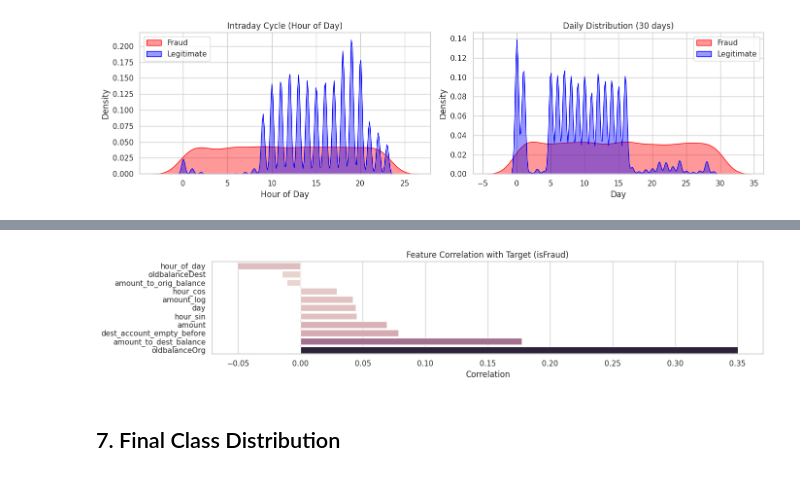
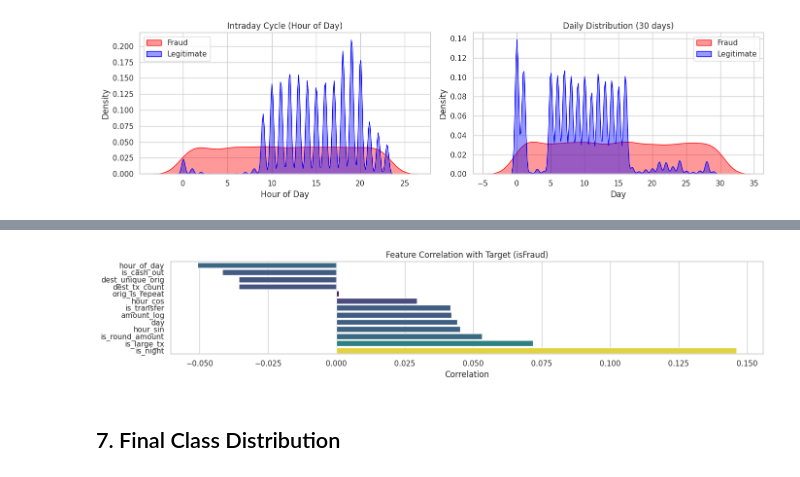
Before and after one commit to renteria-luis/fraud-detection-v1, a Jupyter notebook: notebooks/01_eda_paysim.ipynb, the cells around one changed output, grey strips where cells are left out. Drawn from its saved outputs; the diff is of its cells as text; code cells hidden in the pictures.

```diff
--- a/notebooks/01_eda_paysim.ipynb
+++ b/notebooks/01_eda_paysim.ipynb
@@ -126,11 +118,3 @@ isFlaggedFraud: 2 unique values -> [0 1]
 * `newbalanceDest`: balance of the destination account after the transaction (data leakage -> dropped).
 * `isFraud`: 0 (legitimate) / 1 (fraud).
 * `isFlaggedFraud`: 0/1, automatically flagged by business rules (rare, mostly 0 -> dropped).
-# %%
-duplicates = df.duplicated().sum()
-
-if duplicates > 0:
-    print(f'There are {duplicates} duplicated rows in the dataset.')
-    df = df.drop_duplicates()
-else:
-    print('There are no duplicates in the dataset.')
@@ -326,0 +339,5 @@ plt.close()
+# %%
+df['is_merchant_dest'] = df['nameDest'].str.startswith('M')
+
+merchant_fraud = df.groupby('is_merchant_dest')['isFraud'].mean() * 100
+print(merchant_fraud)
@@ -326,0 +354,18 @@ plt.close()
+# %%
+fig, axes = plt.subplots(1, 2, figsize=(14, 4))
+
+# Log-scale distribution by fraud label
+for label, grp in df.groupby('isFraud'):
+    axes[0].hist(np.log1p(grp['amount']), bins=60, alpha=0.5,
+                 label='Fraud' if label else 'Legit', density=True)
+axes[0].set_title('log(1+amount) by Class')
+axes[0].legend()
+
+# Round amount rate by fraud
+df['is_round_amount'] = ((df['amount'] % 1000) == 0).astype(int)
+round_rate = df.groupby('isFraud')['is_round_amount'].mean() * 100
+axes[1].bar(['Legit', 'Fraud'], round_rate.values)
+axes[1].set_title('% Round Amounts (mod 1000 == 0) by Class')
+axes[1].set_ylabel('%')
+plt.tight_layout()
+plt.show()
@@ -348,28 +405,31 @@ X_fe.head()
 # %%
-X_num = X_fe.select_dtypes(include=[np.number])
+X_num = X_fe.select_dtypes(include=[np.number]).drop(columns=['is_merchant_dest'], errors='ignore')
+
 corr = X_num.corrwith(y)
 
-corr_df = (corr.rename("correlation").reset_index().rename(columns={"index": "feature"}))
+corr_df = corr.rename("correlation").reset_index().rename(columns={"index": "feature"})
 
-# style & sorting
 corr_df["abs_corr"] = corr_df["correlation"].abs()
 corr_df = corr_df.sort_values("correlation")
 
+# Plot
 plt.figure(figsize=(14, 3))
 sns.barplot(
     data=corr_df,
     x="correlation",
     y="feature",
     hue="abs_corr",
+    dodge=False,
+    palette="viridis",
     legend=False
 )
 plt.title("Feature Correlation with Target (isFraud)")
 plt.xlabel("Correlation")
 plt.ylabel("")
 plt.tight_layout()
 plt.show()
 # %% [output]
-[figure, old version]
+[figure, new version]
 # %% [markdown]
 ## 7. Final Class Distribution
 # %%
```
Also changed, not shown: parts of 15 cells of this notebook, 1 other file.
